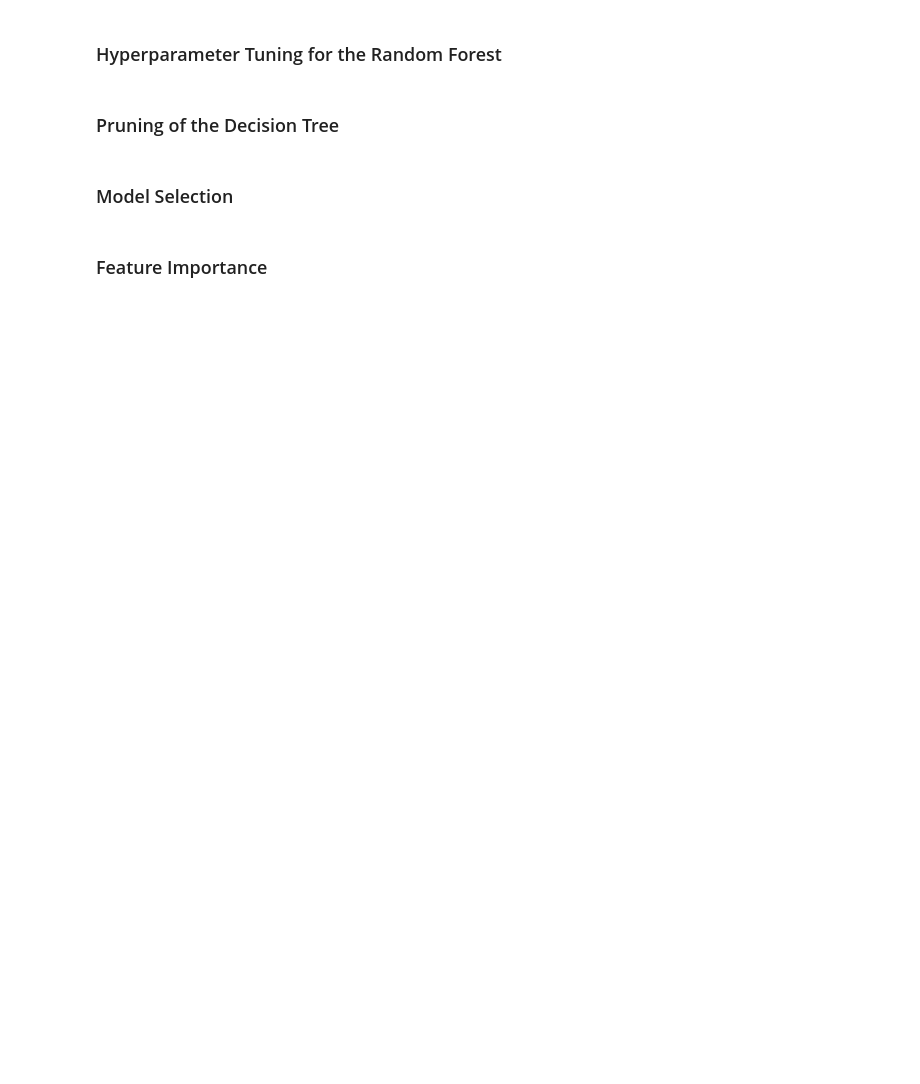
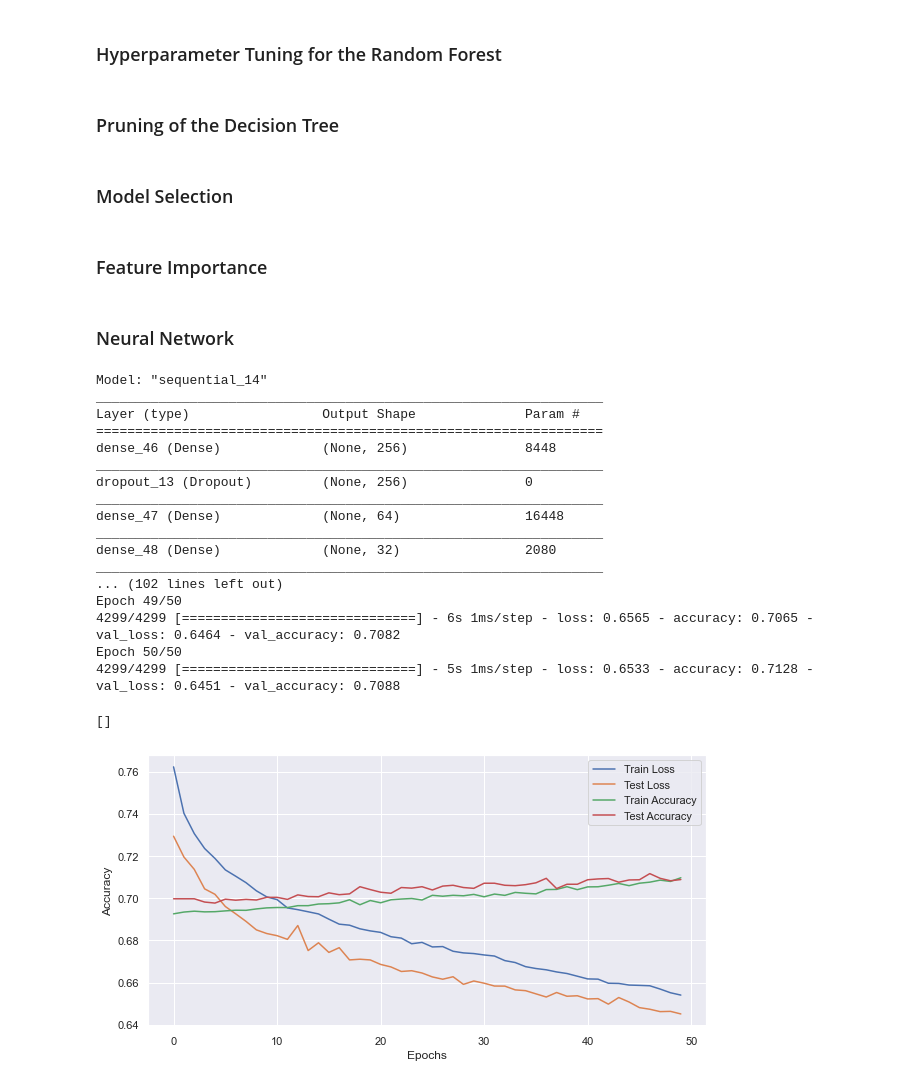
Before and after one commit to chiny-jc/data-science-project, a Jupyter notebook: project.ipynb, the cells around one changed output. Drawn from its saved outputs; the diff is of its cells as text; code cells hidden in the pictures; blank space fills up the shorter version.

Commit message:
Added neural network part into nb

```diff
--- a/project.ipynb
+++ b/project.ipynb
@@ -279,3 +365,9 @@ y = scaled_df["interest_level"]
+# %%
+X = scaled_df.drop("interest_level", axis=1)
+y = scaled_df["interest_level"]
+
+X_train, X_rest, y_train, y_rest = train_test_split(X, y, test_size = 0.3, random_state = 42)
+X_test, X_val, y_test, y_val = train_test_split(X_rest, y_rest, test_size = 0.5, random_state = 42)
 # %% [markdown]
 ### Feature Selection
 # %%
@@ -505,3 +610,63 @@ res= gini_imp.merge(perm_imp, left_index=True, right_index=True).reset_index().\
 res.loc[len(X_train.columns)+1] = ['runtime(s)', t1-t0, t2-t1]
 
 res
+# %% [markdown]
+### Neural Network
+# %%
+n_classes = len(np.unique(y))
+n_features = X_train.shape[1]
+
+ffnn = Sequential()
+ffnn.add(Dense(256, activation='relu', input_shape=(n_features,)))
+ffnn.add(Dropout(0.3))
+ffnn.add(Dense(64, activation='relu'))
+ffnn.add(Dense(32, activation='relu'))
+ffnn.add(Dense(n_classes, activation='softmax'))
+
+ffnn.compile(loss='sparse_categorical_crossentropy',
+              optimizer=optimizers.Adam(lr=0.0001),
+              metrics=['accuracy'])
+ffnn.summary()
+
+trained_ffnn = ffnn.fit(X_train, y_train,
+          validation_data = (X_test, y_test),
+          epochs=50,
+          batch_size=8,
+          verbose=1
+         )
+
+rcParams['figure.figsize'] = 10, 5
+plt.plot(ffnn.history.history['loss'], label = "Train Loss")
+plt.plot(ffnn.history.history['val_loss'], label = "Test Loss")
+plt.ylabel("Loss")
+plt.xlabel("Epochs")
+plt.legend()
+plt.plot()
+
+rcParams['figure.figsize'] = 10, 5
+plt.plot(ffnn.history.history['accuracy'], label = "Train Accuracy")
+plt.plot(ffnn.history.history['val_accuracy'], label = "Test Accuracy")
+plt.ylabel("Accuracy")
+plt.xlabel("Epochs")
+plt.legend()
+plt.plot()
+# %% [output]
+Model: "sequential_14"
+_________________________________________________________________
+Layer (type)                 Output Shape              Param #
+=================================================================
+dense_46 (Dense)             (None, 256)               8448
+_________________________________________________________________
+dropout_13 (Dropout)         (None, 256)               0
+_________________________________________________________________
+dense_47 (Dense)             (None, 64)                16448
+_________________________________________________________________
+dense_48 (Dense)             (None, 32)                2080
+_________________________________________________________________
+... (102 lines left out)
+Epoch 49/50
+4299/4299 [==============================] - 6s 1ms/step - loss: 0.6565 - accuracy: 0.7065 - val_loss: 0.6464 - val_accuracy: 0.7082
+Epoch 50/50
+4299/4299 [==============================] - 5s 1ms/step - loss: 0.6533 - accuracy: 0.7128 - val_loss: 0.6451 - val_accuracy: 0.7088
+[]
+[figure, added]
```
Also changed, not shown: parts of 11 cells of this notebook.
